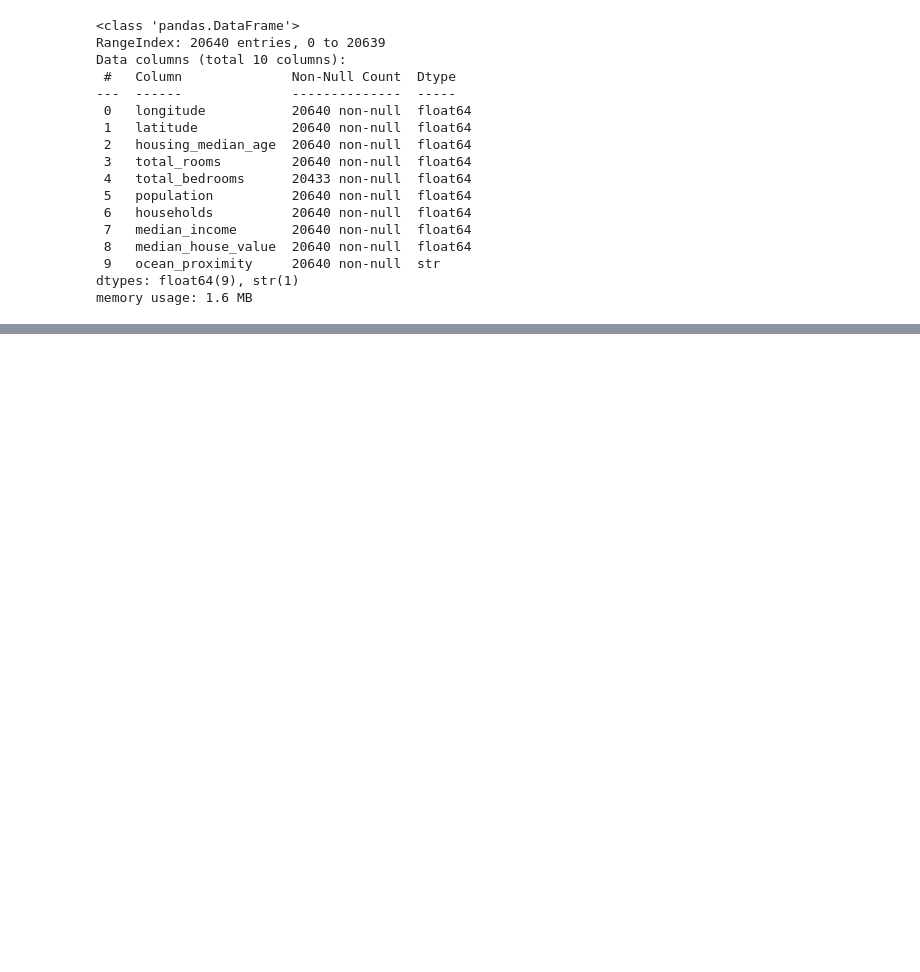
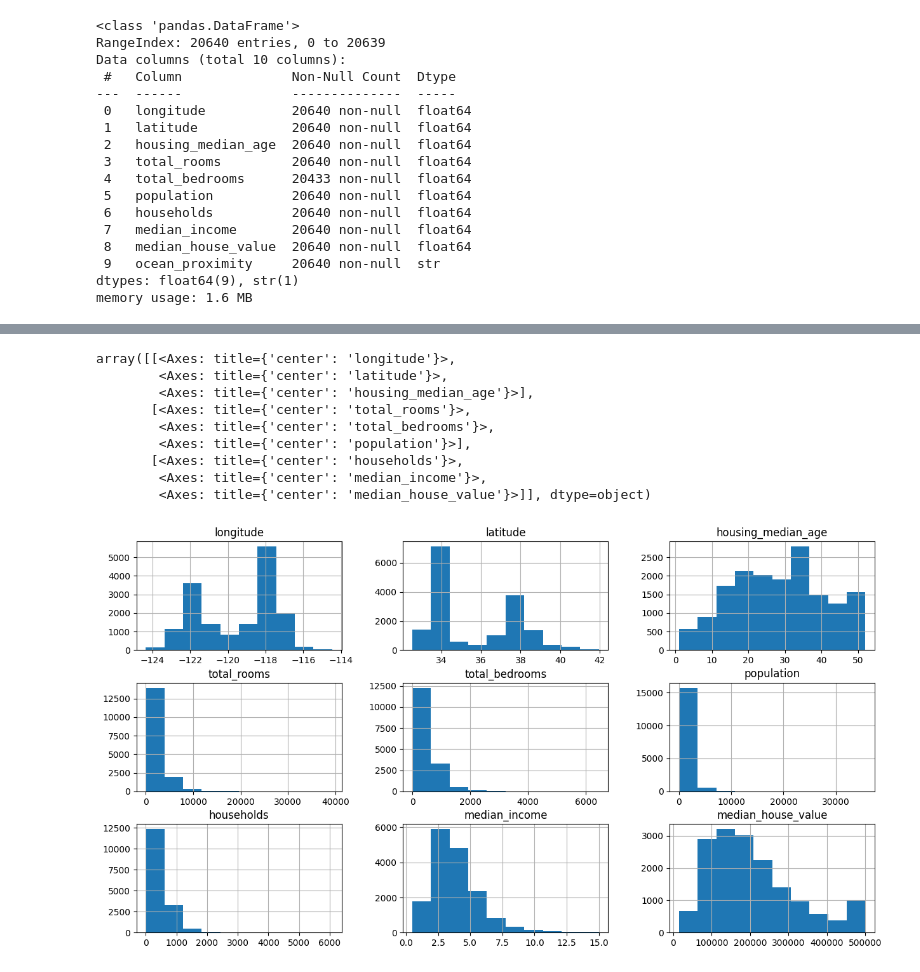
Before and after one commit to thehaonguyen/22-Machine_Learning-Projects, a Jupyter notebook: projects/5_HousingPricePredictor/code.ipynb, the cells around one changed output, grey strips where cells are left out. Cells and saved outputs as stored; diff of their text form; code cells hidden in the pictures; blank space fills up the shorter version.

```diff
--- a/projects/5_HousingPricePredictor/code.ipynb
+++ b/projects/5_HousingPricePredictor/code.ipynb
@@ -44,0 +79,7 @@ memory usage: 1.6 MB
+# %%
+X = df.drop(["median_house_value"], axis = 1)
+y = df["median_house_value"]
+# %%
+X_train, X_test, y_train, y_test = train_test_split(X, y, test_size = 0.2, random_state = 42)
+# %%
+train_data = X_train.join(y_train)
@@ -44,0 +95,4 @@ memory usage: 1.6 MB
+# %%
+# Encode
+train_data = train_data.join(pd.get_dummies(train_data.ocean_proximity)).drop(["ocean_proximity"], axis = 1)
+train_data.head()
@@ -44,0 +106,13 @@ memory usage: 1.6 MB
+# %%
+train_data.hist(figsize = (15,8))
+# %% [output]
+array([[<Axes: title={'center': 'longitude'}>,
+        <Axes: title={'center': 'latitude'}>,
+        <Axes: title={'center': 'housing_median_age'}>],
+       [<Axes: title={'center': 'total_rooms'}>,
+        <Axes: title={'center': 'total_bedrooms'}>,
+        <Axes: title={'center': 'population'}>],
+       [<Axes: title={'center': 'households'}>,
+        <Axes: title={'center': 'median_income'}>,
+        <Axes: title={'center': 'median_house_value'}>]], dtype=object)
+[figure, added]
```
Also changed, not shown: parts of 22 cells of this notebook, 3 other files.
